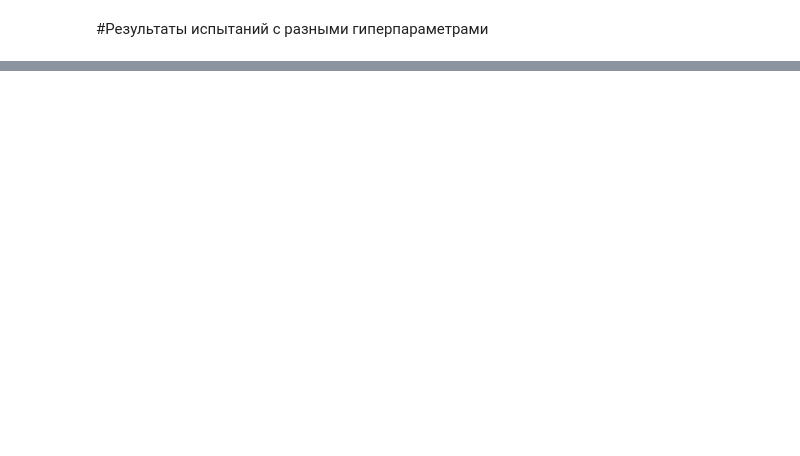
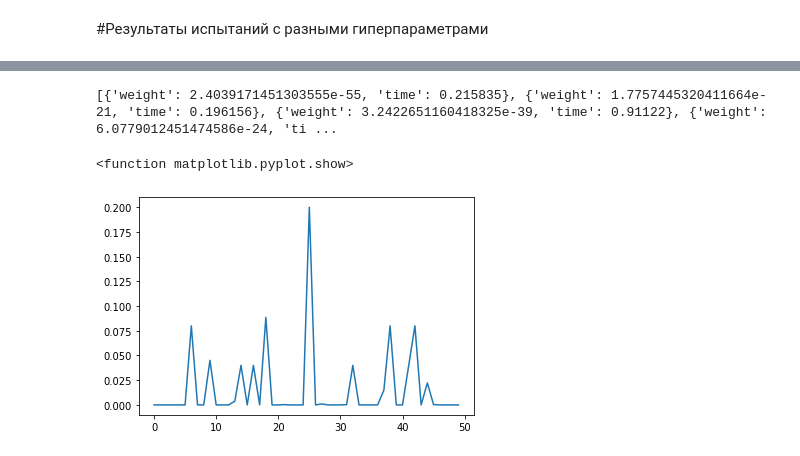
Before and after one commit to VKapicyn/m06-006sk-course-work-var2, a Jupyter notebook: Алгоритм_по_Дарвину_на_графе_из_1024_узлов.ipynb, the cells around one changed output, grey strips where cells are left out. Saved outputs shown, nothing was run; the diff lists cells and outputs as text; code cells hidden in the pictures; blank space fills up the shorter version.

```diff
--- a/Алгоритм_по_Дарвину_на_графе_из_1024_узлов.ipynb
+++ b/Алгоритм_по_Дарвину_на_графе_из_1024_узлов.ipynb
@@ -95,6 +97,11 @@ class DarvinColony(object):
     return {
         'ratio': self.targetQuantums/self.n_start,
         'targetPerSecond': self.targetQuantums/(self.time_end-self.time_start).total_seconds()
+    }
+  def getDispMetrics(self):
+    return {
+        'weight': self.summWeight/self.n_start,
+        'time': (self.time_end-self.time_start).total_seconds(),
     }
 
   # Запускаем итерации частиц (соответствует Шагу 1)
@@ -121,7 +128,7 @@ class DarvinColony(object):
       print("Начальный размер популяции {}, лимит итераций {}, лимит блужданий {}".format(self.n_start, self.n_iterations, self.max_item_iterations))
       print("---- Результаты ----")
       print("Число частиц достигших цели {}, за {} итераций, за время {} сек".format(self.targetQuantums,  self.targetIterations, self.time_end - self.time_start))
-      print("Сумма весов {}".format(self.summWeight))
+      print("Сумма весов {}".format(self.summWeight/self.n_start))
       print("Всего было создано частиц {}".format(self.allQ))
 
   # Инициализируем частицы
@@ -203,7 +210,7 @@ class DarvinColony(object):
 #Результаты испытаний с разными  гиперпараметрами
 # %%
 #TODO: запускаем в цикле тыщу раз и посмотреть на распределение  (с) Лёша
-colony = DarvinColony(g, 1000, 200, 10, True)
+colony = DarvinColony(g, 25, 20, 100, True)
 colony.run()
 
 print(colony.getMetrics())
@@ -227,0 +217,8 @@ print(colony.getMetrics())
+# %%
+results = []
+
+for i in range(0, 50):
+  colony = DarvinColony(g, 25, 20, 50, False)
+  colony.run()
+  results.append(colony.getDispMetrics())
+  print(i)
@@ -227,0 +243,4 @@ print(colony.getMetrics())
+# %%
+print(results)
+# %% [output]
+[{'weight': 2.4039171451303555e-55, 'time': 0.215835}, {'weight': 1.7757445320411664e-21, 'time': 0.196156}, {'weight': 3.2422651160418325e-39, 'time': 0.91122}, {'weight': 6.0779012451474586e-24, 'ti ...
@@ -227,0 +249,13 @@ print(colony.getMetrics())
+# %%
+weights = []
+times = []
+
+for i in results:
+  weights.append(i['weight'])
+  times.append(i['time'])
+# %%
+plt.plot(weights)
+plt.show
+# %% [output]
+<function matplotlib.pyplot.show>
+[figure, added]
```
Also changed, not shown: parts of 9 cells of this notebook.
